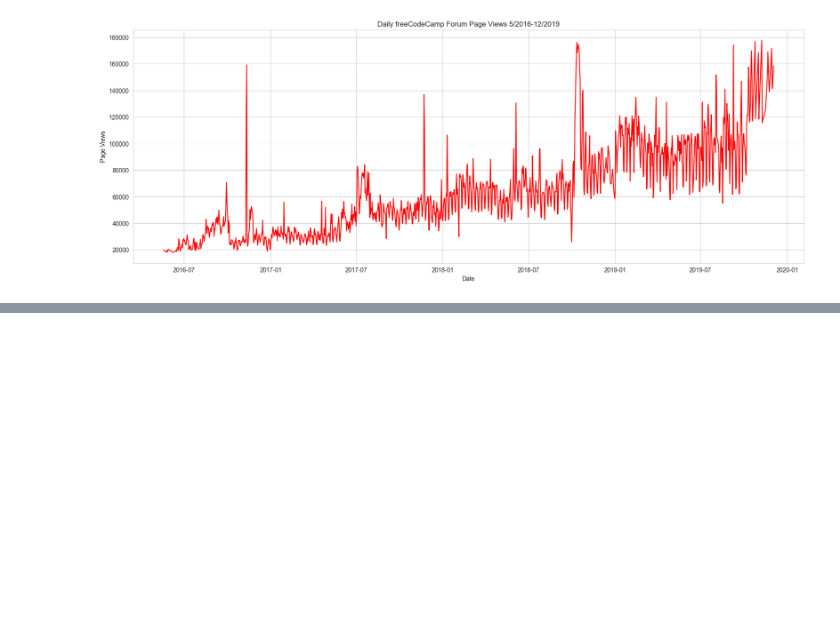
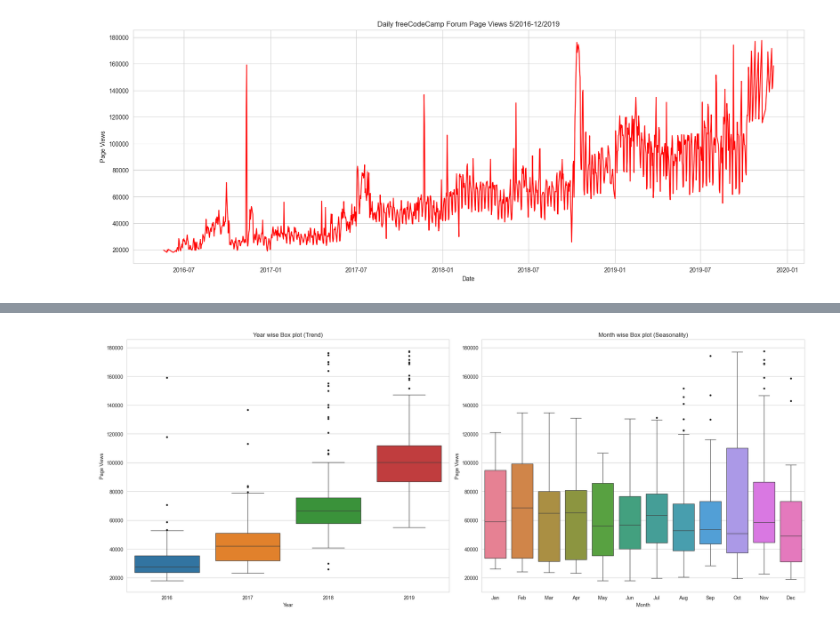
Before and after one commit to Peterez-Git/FreeCodeCamp-Data-Analysis-Projects, a Jupyter notebook: time_series_project/time_series_visualizer practice.ipynb, the cells around one changed output, grey strips where cells are left out. Cells and saved outputs as stored; diff of their text form; code cells hidden in the pictures; blank space fills up the shorter version.

```diff
--- a/time_series_project/time_series_visualizer practice.ipynb
+++ b/time_series_project/time_series_visualizer practice.ipynb
@@ -113,0 +120,52 @@ plt.show()
+# %%
+# Prepare data for box plots (this part is done!)
+df_box = df.copy()
+df_box.reset_index(inplace=True)
+df_box['year'] = [d.year for d in df_box.date]
+df_box['month'] = [d.strftime('%b') for d in df_box.date]
+
+# Draw box plots (using Seaborn)
+fig, (ax1, ax2) = plt.subplots(1, 2, figsize=(20, 8))
+
+# Plot 1
+year_palette = sns.color_palette(n_colors=df_box['year'].nunique())
+sns.boxplot(x='year',
+            y='value',
+            ax=ax1,
+            data=df_box,
+            hue='year',
+            palette=year_palette,
+            fliersize=3,
+            linewidth=1,
+            flierprops=dict(marker='o', color='black', markerfacecolor='black'), legend=False
+)
+ax1.set_title('Monthly Values Grouped by Year')
+ax1.set_xlabel('Year')
+ax1.set_ylabel('Page Views')
+ax1.set_title('Year wise Box plot (Trend)')
+plt.tight_layout()
+
+# Plot 2
+order=['Jan', 'Feb', 'Mar', 'Apr', 'May', 'Jun',
+           'Jul', 'Aug', 'Sep', 'Oct', 'Nov', 'Dec']
+
+month_palette = sns.color_palette('husl', n_colors=12)
+month_color_dict = dict(zip(order, month_palette))
+
+sns.boxplot(x='month', y='value',
+            ax=ax2,
+            data=df_box,
+            order=order,
+            hue='month',
+            palette=month_color_dict,
+            fliersize=3,
+            linewidth=1,
+            flierprops=dict(marker='o', color='black', markerfacecolor='black'), legend=False
+            )
+ax2.set_xlabel('Month')
+ax2.set_ylabel('Page Views')
+ax2.set_title('Month wise Box plot (Seasonality)')
+plt.tight_layout()
+plt.show()
+# %% [output]
+[figure, added]
```
Also changed, not shown: parts of 3 cells of this notebook, 1 other file.
